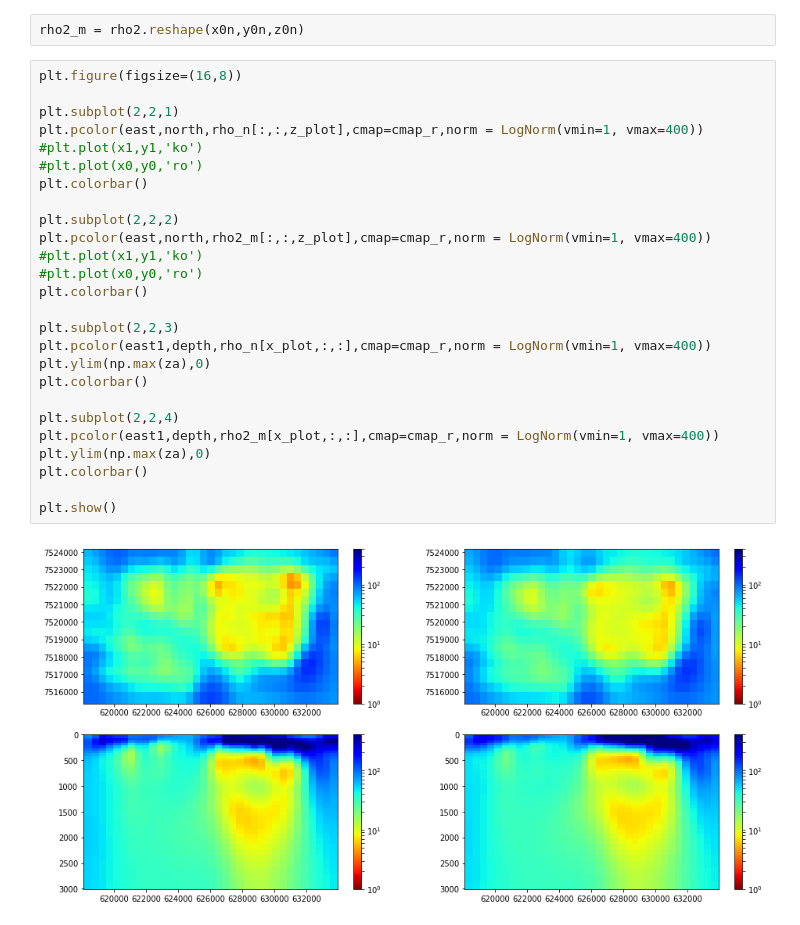
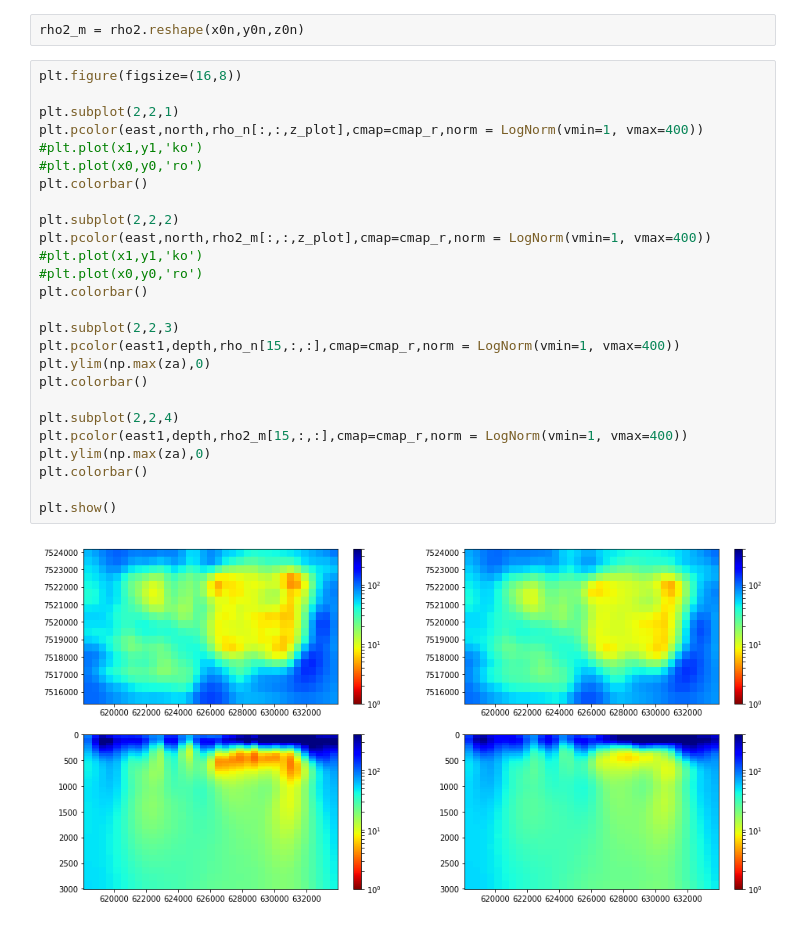
Before and after one commit to florasolon/interpolation_misc, a Jupyter notebook: Interpolate-modem-model.ipynb, the cells around one changed output. Drawn from its saved outputs; the diff is of its cells as text.

```diff
--- a/Interpolate-modem-model.ipynb
+++ b/Interpolate-modem-model.ipynb
@@ -329,28 +342,28 @@ rho2_m = rho2.reshape(x0n,y0n,z0n)
 # %%
 plt.figure(figsize=(16,8))
 
 plt.subplot(2,2,1)
 plt.pcolor(east,north,rho_n[:,:,z_plot],cmap=cmap_r,norm = LogNorm(vmin=1, vmax=400))
 #plt.plot(x1,y1,'ko')
 #plt.plot(x0,y0,'ro')
 plt.colorbar()
 
 plt.subplot(2,2,2)
 plt.pcolor(east,north,rho2_m[:,:,z_plot],cmap=cmap_r,norm = LogNorm(vmin=1, vmax=400))
 #plt.plot(x1,y1,'ko')
 #plt.plot(x0,y0,'ro')
 plt.colorbar()
 
 plt.subplot(2,2,3)
-plt.pcolor(east1,depth,rho_n[x_plot,:,:],cmap=cmap_r,norm = LogNorm(vmin=1, vmax=400))
+plt.pcolor(east1,depth,rho_n[15,:,:],cmap=cmap_r,norm = LogNorm(vmin=1, vmax=400))
 plt.ylim(np.max(za),0)
 plt.colorbar()
 
 plt.subplot(2,2,4)
-plt.pcolor(east1,depth,rho2_m[x_plot,:,:],cmap=cmap_r,norm = LogNorm(vmin=1, vmax=400))
+plt.pcolor(east1,depth,rho2_m[15,:,:],cmap=cmap_r,norm = LogNorm(vmin=1, vmax=400))
 plt.ylim(np.max(za),0)
 plt.colorbar()
 
 plt.show()
 # %% [output]
-[figure, old version]
+[figure, new version]
```
Also changed, not shown: parts of 7 cells of this notebook, 2 other files.
